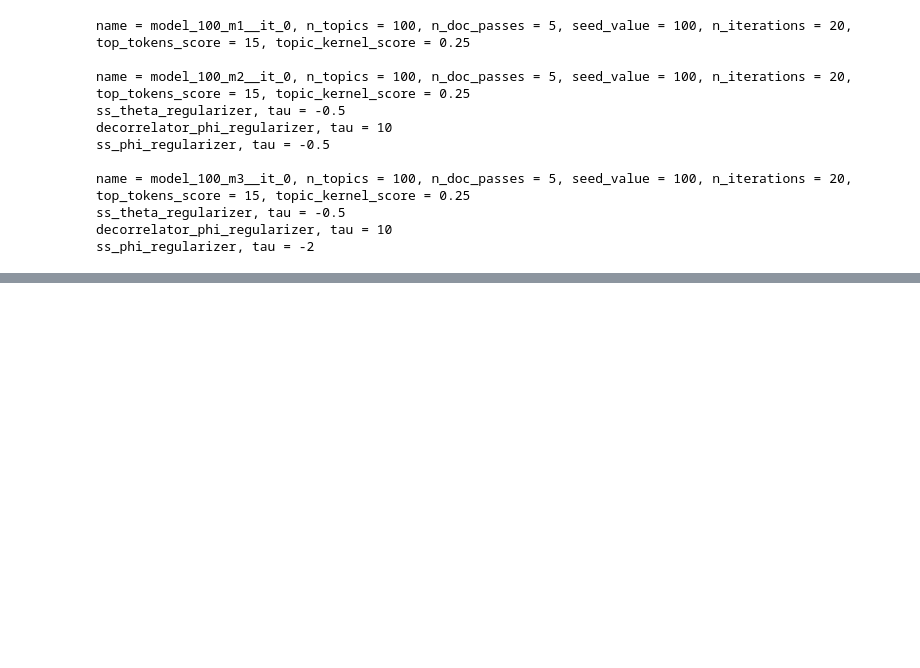
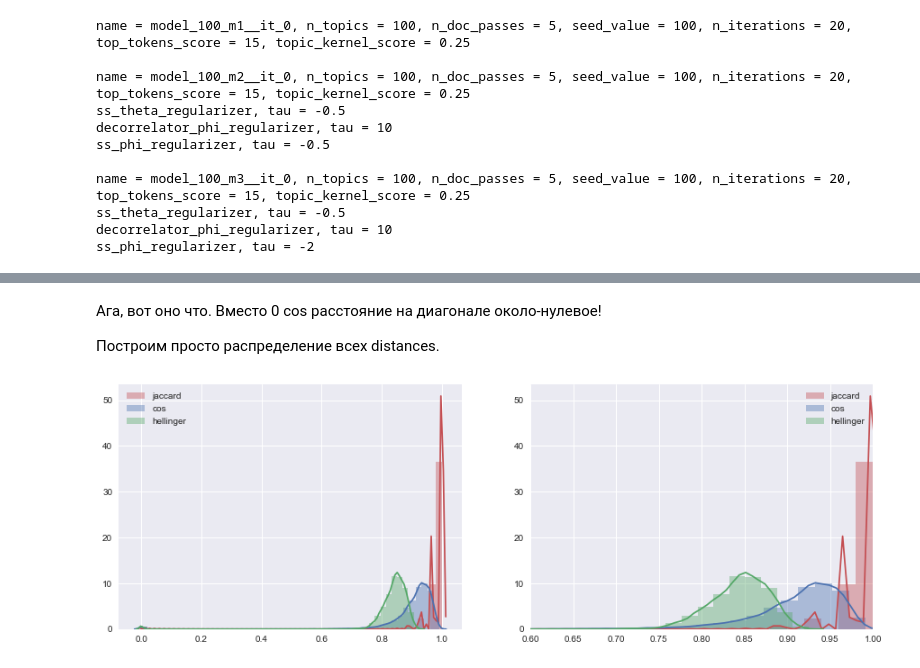
Before and after one commit to julialukash/csi_science_collections, a Jupyter notebook: notebooks_interesting/PN_visualize_syntetic_origin_100_3models.ipynb, the cells around one changed output, grey strips where cells are left out. Saved outputs shown, nothing was run; the diff lists cells and outputs as text; code cells hidden in the pictures; blank space fills up the shorter version.

```diff
--- a/notebooks_interesting/PN_visualize_syntetic_origin_100_3models.ipynb
+++ b/notebooks_interesting/PN_visualize_syntetic_origin_100_3models.ipynb
@@ -473,0 +195,8 @@ models_file.close()
+# %% [markdown]
+Ага, вот оно что. Вместо 0 cos расстояние на диагонале около-нулевое!
+
+Построим просто распределение всех distances.
+# %%
+plot_different_distances(different_distances)
+# %% [output]
+[figure, added]
```
Also changed, not shown: parts of 48 cells of this notebook, 9 other files.
